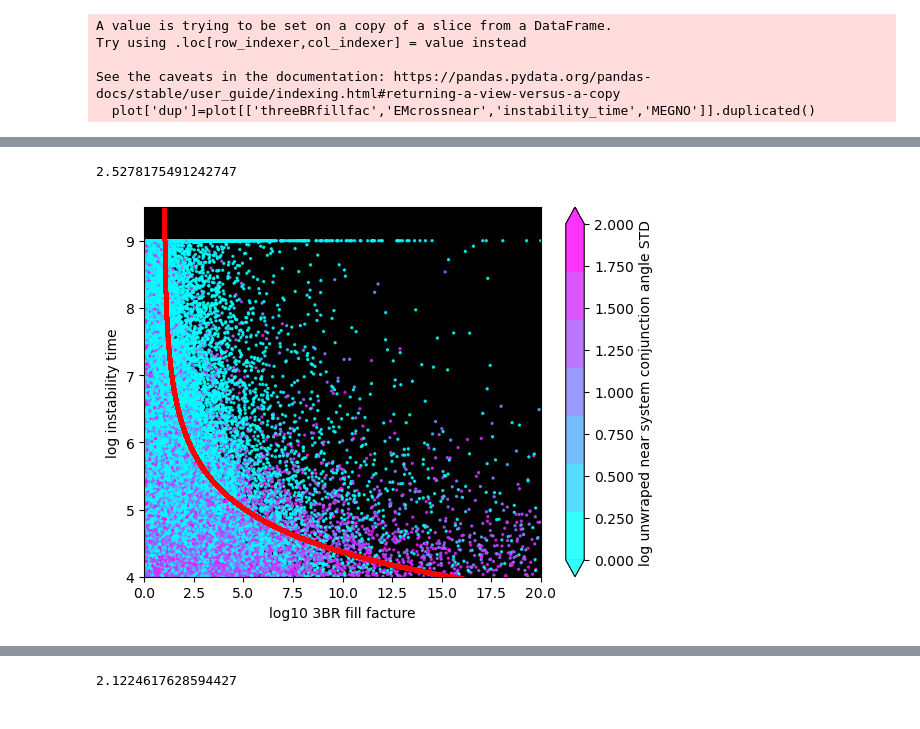
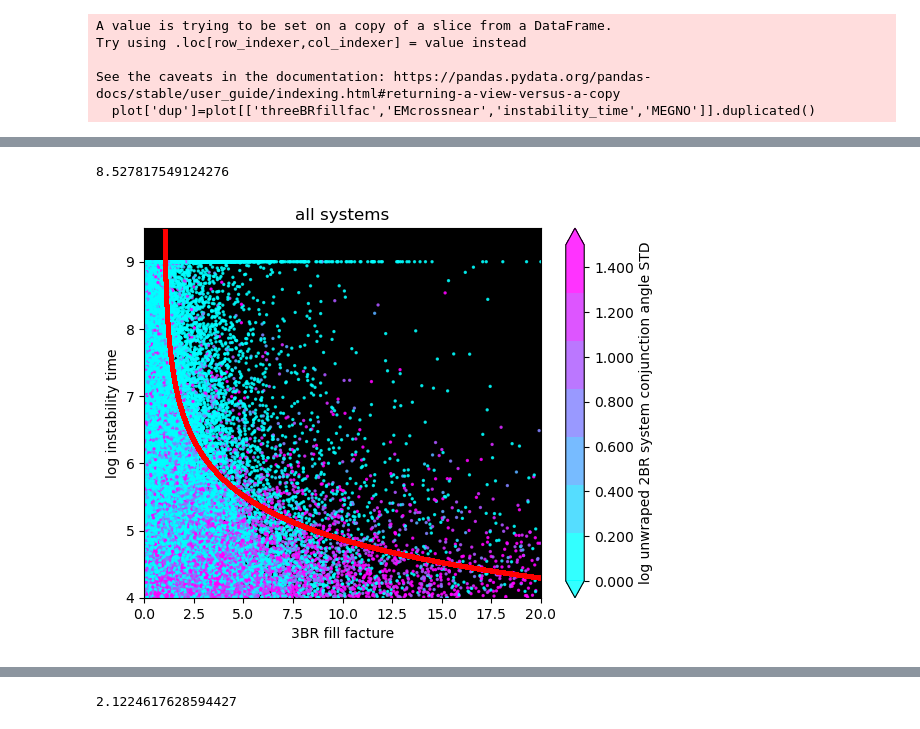
Before and after one commit to Ethadhani/summerSPOCK, a Jupyter notebook: datafilt/thetaSTDunwrap.ipynb, the cells around one changed output, grey strips where cells are left out. Drawn from its saved outputs; the diff is of its cells as text; code cells hidden in the pictures.

```diff
--- a/datafilt/thetaSTDunwrap.ipynb
+++ b/datafilt/thetaSTDunwrap.ipynb
@@ -11,4 +11,4 @@ import simsetup
 # %% [markdown]
 dataset = pd.read_csv('../modeldata/tryThetaSTDunwrap.csv')
 # %%
-dataset = pd.read_csv('../modeldata/trydifOrdSTD.csv')
+dataset = pd.read_csv('../modeldata/addApprocInst.csv')
@@ -68,0 +27,2 @@ dataset.describe()
+# %%
+dataset['logInstT3BR'].fillna(-2,inplace=True)
@@ -137,29 +104,31 @@ import numpy as np
 # %%
 import numpy as np
 def plotfill(x):
+    #can roughly add 6 for the ignored term
     p1 = np.log10((x**(-1.5))*(1/(1-(x**(-1)))))
     p2 = math.sqrt(-np.log(1-(x**(-1))))
-    return p1+p2
+    return p1+p2+6
 # %%
 plotfill(1.1)
 # %% [output]
-2.5278175491242747
+8.527817549124276
 # %%
 fillList = np.linspace(1.0001,20,100000)
 y = list(map(plotfill,fillList))
-y = list(map(lambda x: (x)+5.5, y))
+y = list(map(lambda x: (x), y))
 # %%
 ax = plt.axes()
-plt.scatter((plot['threeBRfillfac']),np.log10(plot['instability_time']), s=2, c=(np.log10(plot['nearThetaSTD']/1.8)), cmap=plt.cm.get_cmap("cool",7),vmin=0, vmax=2,alpha=.8)
+plt.scatter((plot['threeBRfillfac']),np.log10(plot['instability_time']), s=2, c=(np.log10(plot['ThetaSTD']/1.8)), cmap=plt.cm.get_cmap("cool",7),vmin=0, vmax=1.5,alpha=.8)
 cbar = plt.colorbar(orientation="vertical", extend="both",
                    pad=0.05, shrink=1, aspect=20, format="%.3f")
 
 plt.scatter(fillList, y,s=4, c = 'red')
 ax.set_xlim([0,20])
 ax.set_ylim([4,9.5])
-plt.xlabel("log10 3BR fill facture")
+plt.xlabel("3BR fill facture")
 plt.ylabel("log instability time")
-cbar.set_label('log unwraped near system conjunction angle STD')
+plt.title("all systems")
+cbar.set_label('log unwraped 2BR system conjunction angle STD')
 ax.set_facecolor("black")
 # %% [output]
-[figure, old version]
+[figure, new version]
```
Also changed, not shown: parts of 33 cells of this notebook, 7 other files.
